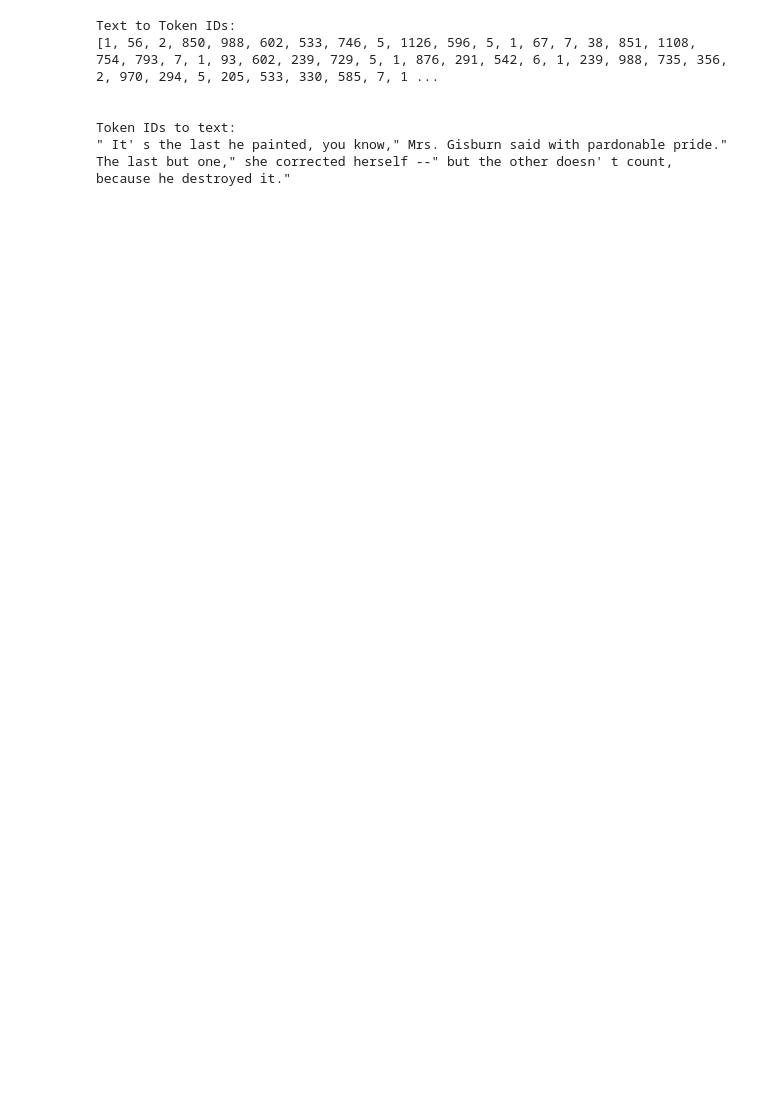
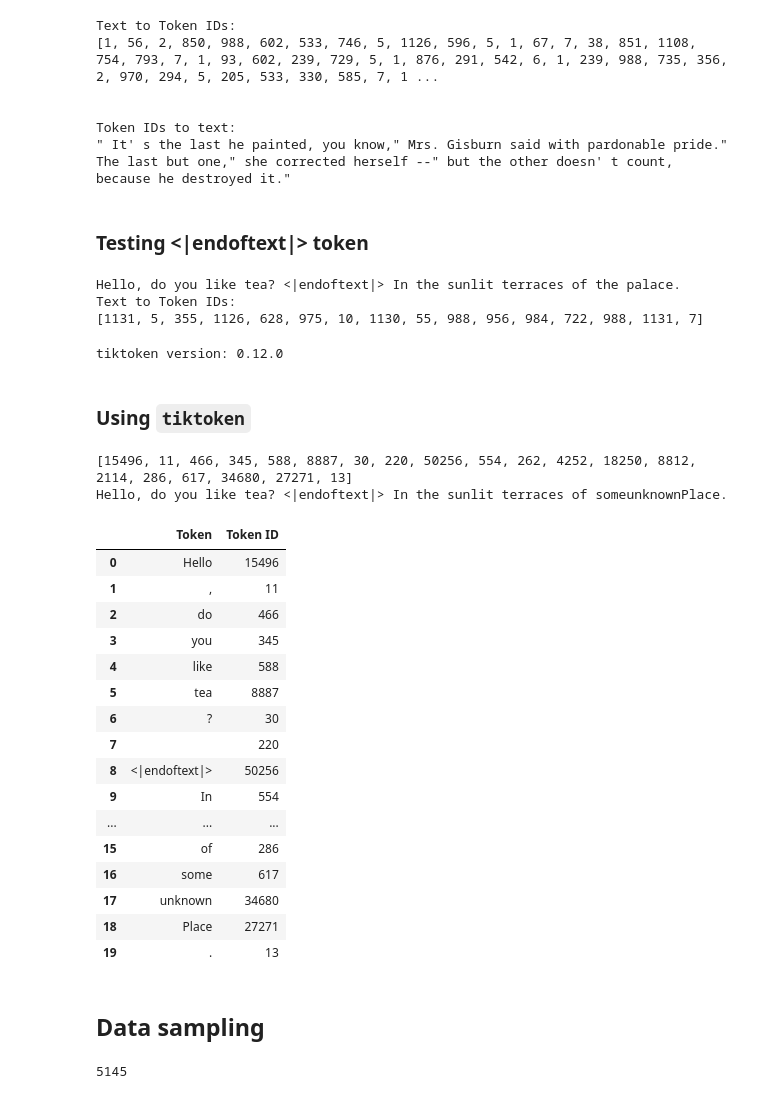
Before and after one commit to Ahasva/AI_playground, a Jupyter notebook: LLM/llm.ipynb, the cells around one changed output. Drawn from its saved outputs; the diff is of its cells as text; code cells hidden in the pictures; blank space fills up the shorter version.

```diff
--- a/LLM/llm.ipynb
+++ b/LLM/llm.ipynb
@@ -125,3 +148,72 @@ Text to Token IDs:
 
 Token IDs to text:
 " It' s the last he painted, you know," Mrs. Gisburn said with pardonable pride." The last but one," she corrected herself --" but the other doesn' t count, because he destroyed it."
+# %% [markdown]
+### Testing <|endoftext|> token
+# %%
+text1 = "Hello, do you like tea?"
+text2 = "In the sunlit terraces of the palace."
+text = " <|endoftext|> ".join((text1, text2))
+print(text)
+
+tokenizer = SimpleTokenizerV2(vocab)
+ID_list = tokenizer.encode(text)
+print(f"Text to Token IDs:\n{ID_list}")
+# %% [output]
+Hello, do you like tea? <|endoftext|> In the sunlit terraces of the palace.
+Text to Token IDs:
+[1131, 5, 355, 1126, 628, 975, 10, 1130, 55, 988, 956, 984, 722, 988, 1131, 7]
+# %%
+from importlib.metadata import version
+print(f"tiktoken version: {version('tiktoken')}")
+# %% [output]
+tiktoken version: 0.12.0
+# %% [markdown]
+### Using `tiktoken`
+# %%
+tokenizer = tiktoken.get_encoding("gpt2")
+text = "Hello, do you like tea? <|endoftext|> In the sunlit terraces of someunknownPlace."
+
+# encoding
+integers = tokenizer.encode(text, allowed_special={"<|endoftext|>"})
+print(integers)
+
+# decoding
+strings = tokenizer.decode(integers)
+print(strings)
+# %% [output]
+[15496, 11, 466, 345, 588, 8887, 30, 220, 50256, 554, 262, 4252, 18250, 8812, 2114, 286, 617, 34680, 27271, 13]
+Hello, do you like tea? <|endoftext|> In the sunlit terraces of someunknownPlace.
+# %%
+tokens = [tokenizer.decode([i]) for i in integers]
+
+df = pd.DataFrame({"Token": tokens, "Token ID": integers})
+df
+# %% [output]
+|  | Token | Token ID |
+| 0 | Hello | 15496 |
+| 1 | , | 11 |
+| 2 | do | 466 |
+| 3 | you | 345 |
+| 4 | like | 588 |
+| 5 | tea | 8887 |
+| 6 | ? | 30 |
+| 7 |  | 220 |
+| 8 | <|endoftext|> | 50256 |
+| 9 | In | 554 |
+| ... | ... | ... |
+| 15 | of | 286 |
+| 16 | some | 617 |
+| 17 | unknown | 34680 |
+| 18 | Place | 27271 |
+| 19 | . | 13 |
+# %% [markdown]
+## Data sampling
+# %%
+with open("the-verdict.txt", "r",encoding="utf-8") as file:
+    raw_text = file.read()
+
+enc_text = tokenizer.encode(raw_text)
+print(len(enc_text))
+# %% [output]
+5145
```
Also changed, not shown: parts of 36 cells of this notebook.
